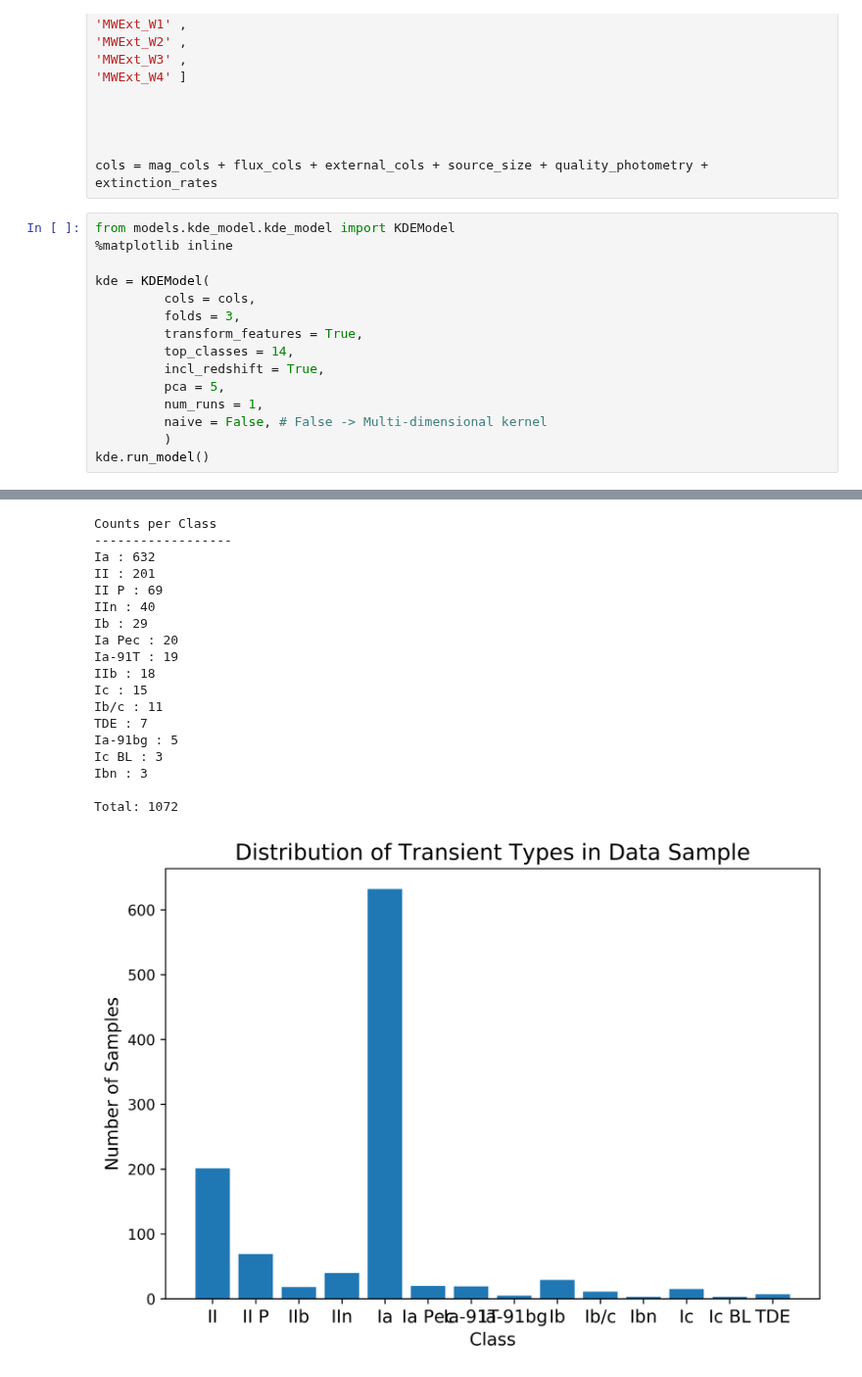
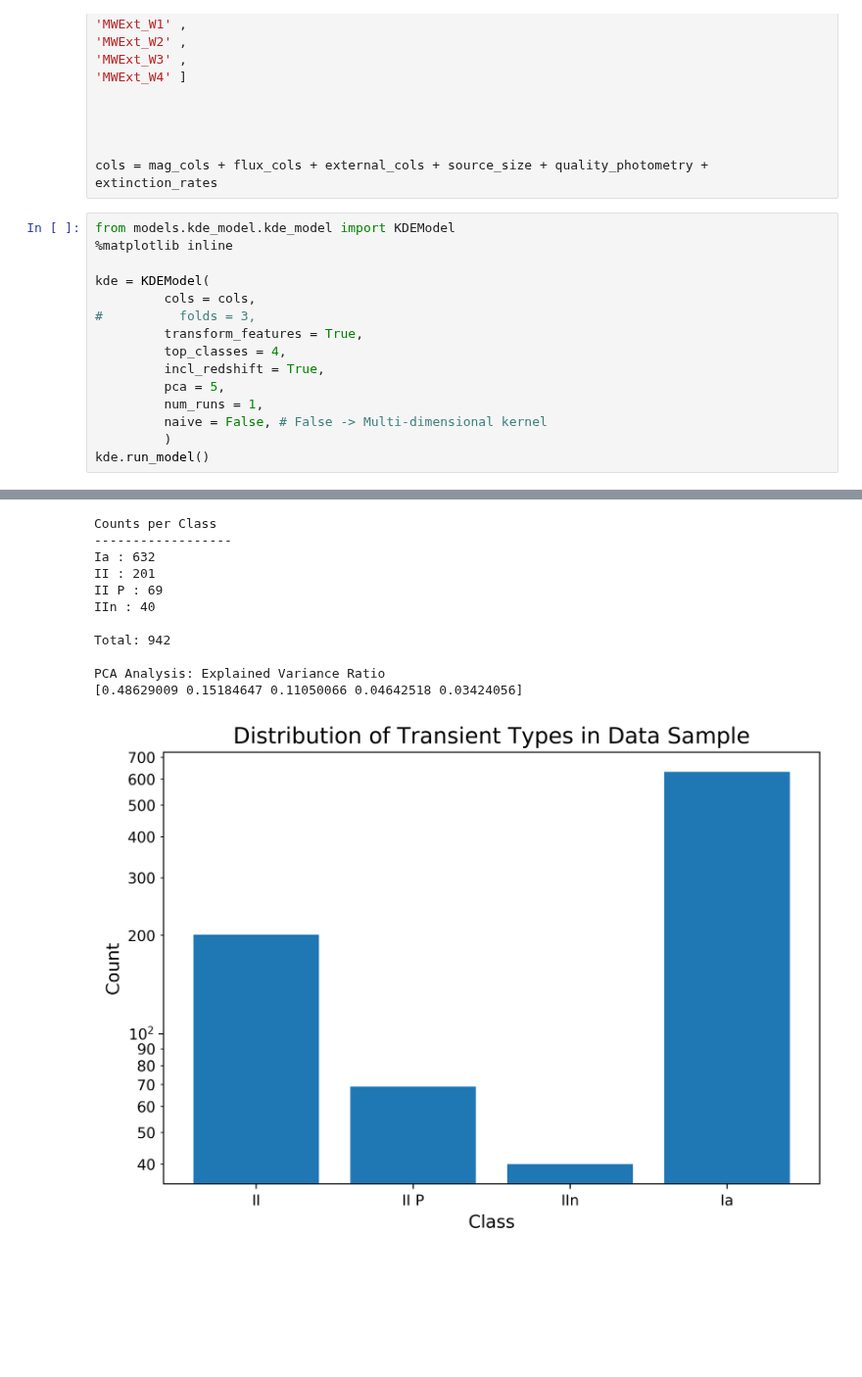
Before and after one commit to marinakiseleva/thex_model, a Jupyter notebook: notebooks/LSST-like Experiment.ipynb, the cells around one changed output, grey strips where cells are left out. Shown at 98% size. Cells and saved outputs as stored; diff of their text form; blank space fills up the shorter version.

```diff
--- a/notebooks/LSST-like Experiment.ipynb
+++ b/notebooks/LSST-like Experiment.ipynb
@@ -72,9 +72,9 @@ from models.kde_model.kde_model import KDEModel
 
 kde = KDEModel(
          cols = cols,
-         folds = 3,
+#          folds = 3,
          transform_features = True,
-         top_classes = 14,
+         top_classes = 4,
          incl_redshift = True,
          pca = 5,
          num_runs = 1,
@@ -97,30 +97,23 @@ transform_labels : True
 ... (17 lines left out)
 Node: IIn P has already been assigned parent: II P
 Node: IIn L has already been assigned parent: II L
 Node: IIn Pec has already been assigned parent: II Pec
 Node: TDE has already been assigned parent: TTypes
 A value is trying to be set on a copy of a slice from a DataFrame.
 Try using .loc[row_indexer,col_indexer] = value instead
 
 See the caveats in the documentation: http://pandas.pydata.org/pandas-docs/stable/indexing.html#indexing-view-versus-copy
   df[TARGET_LABEL] = df[TARGET_LABEL].apply(lambda x: int(cat_code[x]))
 [figure]
 Counts per Class
 ------------------
 Ia : 632
 II : 201
 II P : 69
 IIn : 40
-Ib : 29
-Ia Pec : 20
-Ia-91T : 19
-IIb : 18
-Ic : 15
-Ib/c : 11
-TDE : 7
-Ia-91bg : 5
-Ic BL : 3
-Ibn : 3
 
-Total: 1072
+Total: 942
+
+PCA Analysis: Explained Variance Ratio
+[0.48629009 0.15184647 0.11050066 0.04642518 0.03424056]
-[figure, old version]
+[figure, new version]
```
Also changed, not shown: parts of 1 cell of this notebook, 13 other files.
